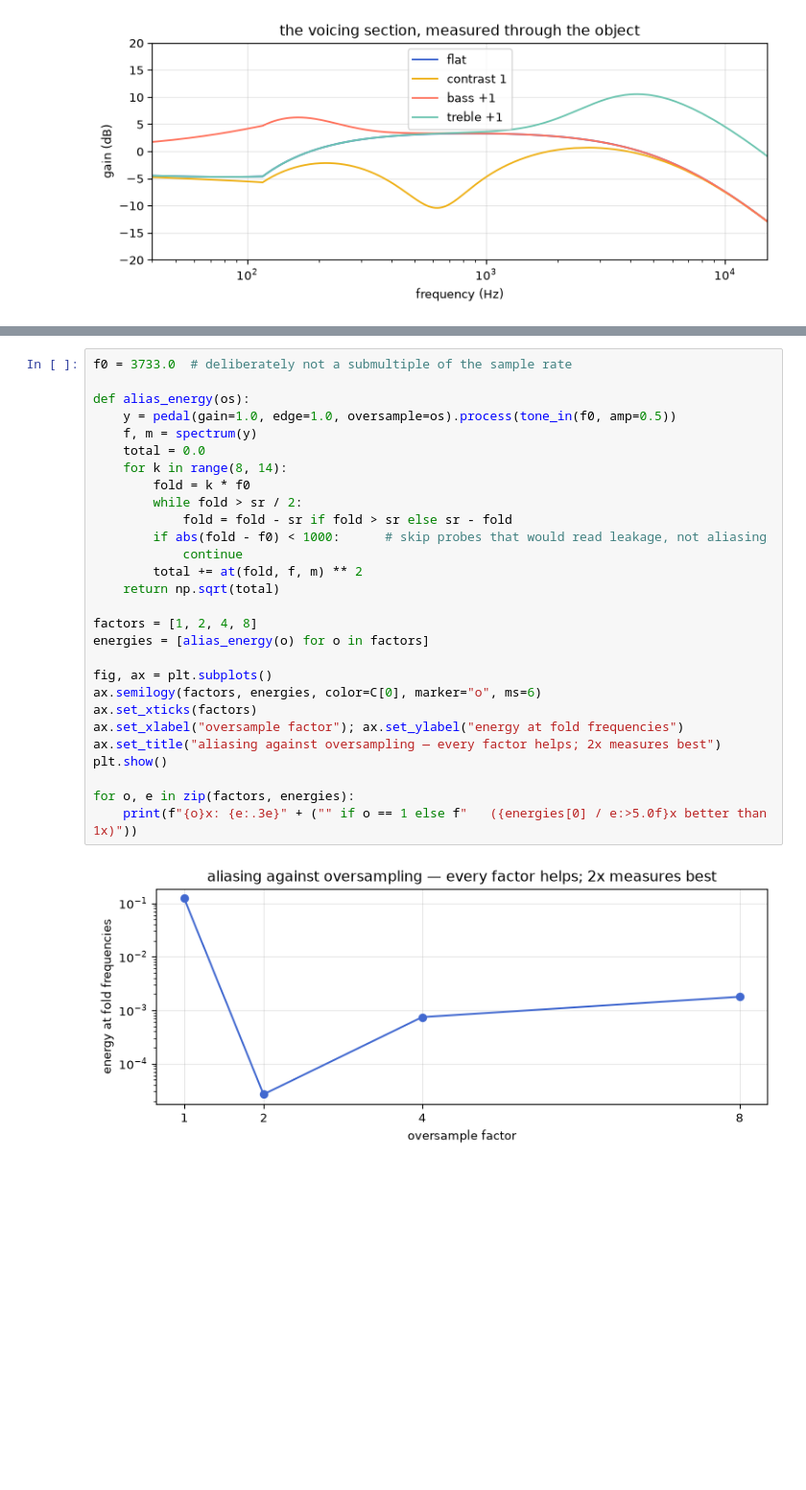
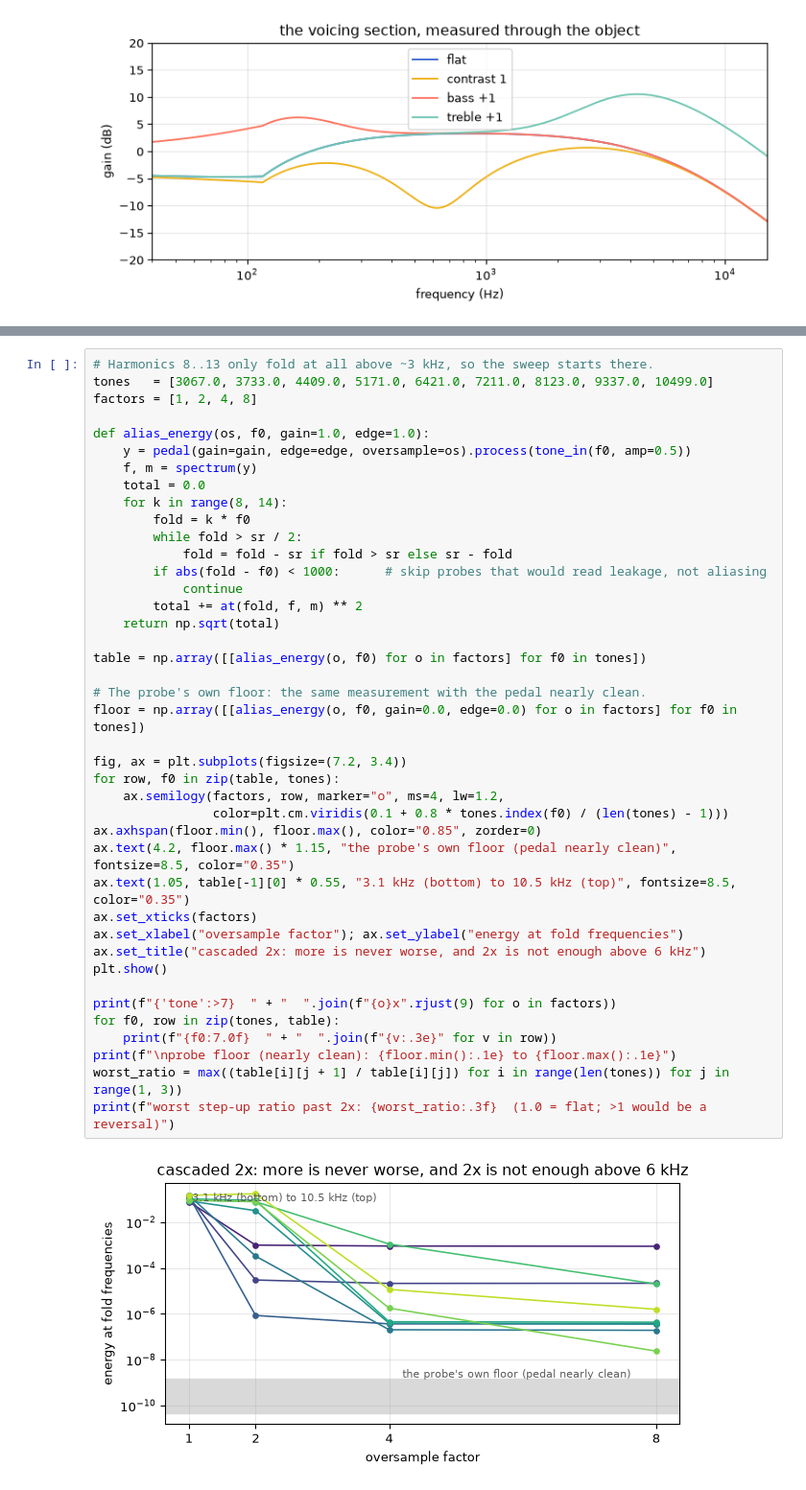
Before and after one commit to tap/TapTools, a Jupyter notebook: notebooks/fuzz.ipynb, the cells around one changed output, grey strips where cells are left out. Shown at 96% size. Saved outputs shown, nothing was run; the diff lists cells and outputs as text; blank space fills up the shorter version.

```diff
--- a/notebooks/fuzz.ipynb
+++ b/notebooks/fuzz.ipynb
@@ -223,30 +236,43 @@ Measuring this correctly took two tries, and both mistakes are easy to repeat:
 # %%
-f0 = 3733.0  # deliberately not a submultiple of the sample rate
+# Harmonics 8..13 only fold at all above ~3 kHz, so the sweep starts there.
+tones   = [3067.0, 3733.0, 4409.0, 5171.0, 6421.0, 7211.0, 8123.0, 9337.0, 10499.0]
+factors = [1, 2, 4, 8]
 
-def alias_energy(os):
-    y = pedal(gain=1.0, edge=1.0, oversample=os).process(tone_in(f0, amp=0.5))
+def alias_energy(os, f0, gain=1.0, edge=1.0):
+    y = pedal(gain=gain, edge=edge, oversample=os).process(tone_in(f0, amp=0.5))
     f, m = spectrum(y)
     total = 0.0
     for k in range(8, 14):
         fold = k * f0
         while fold > sr / 2:
             fold = fold - sr if fold > sr else sr - fold
         if abs(fold - f0) < 1000:      # skip probes that would read leakage, not aliasing
             continue
         total += at(fold, f, m) ** 2
     return np.sqrt(total)
 
-factors = [1, 2, 4, 8]
-energies = [alias_energy(o) for o in factors]
+table = np.array([[alias_energy(o, f0) for o in factors] for f0 in tones])
 
-fig, ax = plt.subplots()
-ax.semilogy(factors, energies, color=C[0], marker="o", ms=6)
+# The probe's own floor: the same measurement with the pedal nearly clean.
+floor = np.array([[alias_energy(o, f0, gain=0.0, edge=0.0) for o in factors] for f0 in tones])
+
+fig, ax = plt.subplots(figsize=(7.2, 3.4))
+for row, f0 in zip(table, tones):
+    ax.semilogy(factors, row, marker="o", ms=4, lw=1.2,
+                color=plt.cm.viridis(0.1 + 0.8 * tones.index(f0) / (len(tones) - 1)))
+ax.axhspan(floor.min(), floor.max(), color="0.85", zorder=0)
+ax.text(4.2, floor.max() * 1.15, "the probe's own floor (pedal nearly clean)", fontsize=8.5, color="0.35")
+ax.text(1.05, table[-1][0] * 0.55, "3.1 kHz (bottom) to 10.5 kHz (top)", fontsize=8.5, color="0.35")
 ax.set_xticks(factors)
 ax.set_xlabel("oversample factor"); ax.set_ylabel("energy at fold frequencies")
-ax.set_title("aliasing against oversampling — every factor helps; 2x measures best")
+ax.set_title("cascaded 2x: more is never worse, and 2x is not enough above 6 kHz")
 plt.show()
 
-for o, e in zip(factors, energies):
-    print(f"{o}x: {e:.3e}" + ("" if o == 1 else f"   ({energies[0] / e:>5.0f}x better than 1x)"))
+print(f"{'tone':>7}  " + "  ".join(f"{o}x".rjust(9) for o in factors))
+for f0, row in zip(tones, table):
+    print(f"{f0:7.0f}  " + "  ".join(f"{v:.3e}" for v in row))
+print(f"\nprobe floor (nearly clean): {floor.min():.1e} to {floor.max():.1e}")
+worst_ratio = max((table[i][j + 1] / table[i][j]) for i in range(len(tones)) for j in range(1, 3))
+print(f"worst step-up ratio past 2x: {worst_ratio:.3f}  (1.0 = flat; >1 would be a reversal)")
 # %% [output]
-[figure, old version]
+[figure, new version]
```
Also changed, not shown: parts of 3 cells of this notebook, 9 other files.
